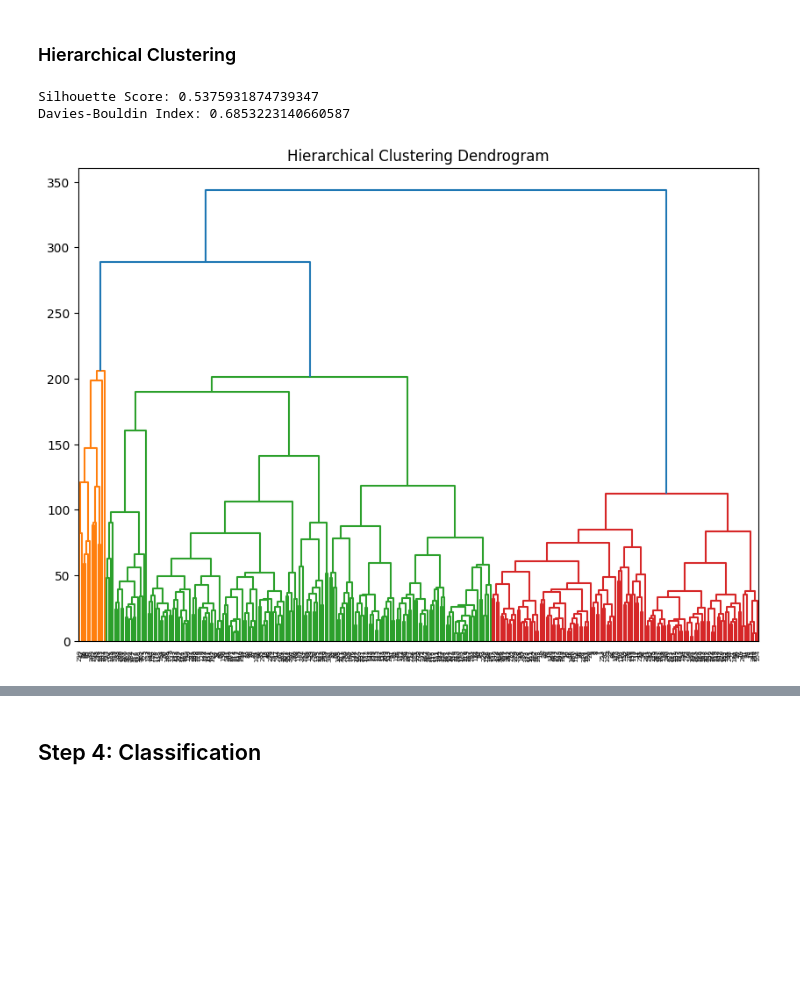
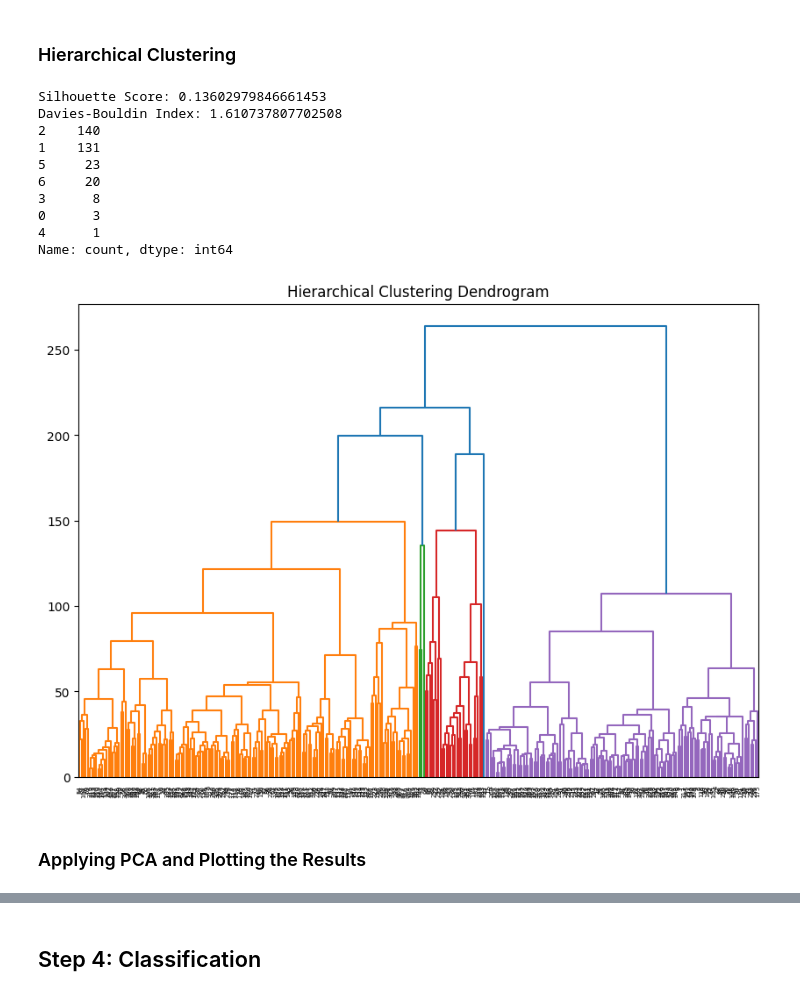
Before and after one commit to denskrlv/PosEmotion, a Jupyter notebook: posemotion.ipynb, the cells around one changed output, grey strips where cells are left out. Saved outputs shown, nothing was run; the diff lists cells and outputs as text; code cells hidden in the pictures; blank space fills up the shorter version.

```diff
--- a/posemotion.ipynb
+++ b/posemotion.ipynb
@@ -238,7 +239,7 @@ Emotion count: {'Happy': 13, 'Sad': 0, 'Fear': 0, 'Surprise': 0, 'Disgust': 0, '
 ### Prepare data to cluster
 # %%
 features = {}
-pairs = ["nose", "left_eye", "right_eye", "left_mouth", "right_mouth", "left_shoulder",
+pairs = ["nose", "left_shoulder",
          "right_shoulder", "left_elbow", "right_elbow", "left_wrist", "right_wrist"]
 
 for i in range(len(norm_segments)):
@@ -291,24 +292,42 @@ Name: count, dtype: int64
 ### Hierarchical Clustering
 # %%
 scaler = StandardScaler()
+encoder = LabelEncoder()
+
+labels = features_df['Label']
+encoded_labels = encoder.fit_transform(labels)
 
 data = features_df.drop(columns=['Label'])
 scaled_data = scaler.fit_transform(data)
 
-cluster = AgglomerativeClustering(n_clusters=7, metric='euclidean', linkage='average')
+cluster = AgglomerativeClustering(n_clusters=7, metric='euclidean', linkage='ward')
 cluster_labels = cluster.fit_predict(scaled_data)
+data['Clusters'] = cluster_labels
 
 silhouette_avg = silhouette_score(scaled_data, cluster_labels)
 print(f'Silhouette Score: {silhouette_avg}')
 davies_bouldin = davies_bouldin_score(scaled_data, cluster_labels)
 print(f'Davies-Bouldin Index: {davies_bouldin}')
 
+cluster_counts = pd.Series(cluster_labels).value_counts()
+print(cluster_counts)
+
 linked = linkage(scaled_data, metric="euclidean", method='ward')
 plt.figure(figsize=(10, 7))
 dendrogram(linked, orientation='top', distance_sort='descending')
 plt.title('Hierarchical Clustering Dendrogram')
 plt.show()
 # %% [output]
-Silhouette Score: 0.5375931874739347
-Davies-Bouldin Index: 0.6853223140660587
+Silhouette Score: 0.13602979846661453
+Davies-Bouldin Index: 1.610737807702508
+2    140
+1    131
+5     23
+6     20
+3      8
+0      3
+4      1
+Name: count, dtype: int64
-[figure, old version]
+[figure, new version]
+# %% [markdown]
+### Applying PCA and Plotting the Results
```
Also changed, not shown: parts of 11 cells of this notebook, 3 other files.
